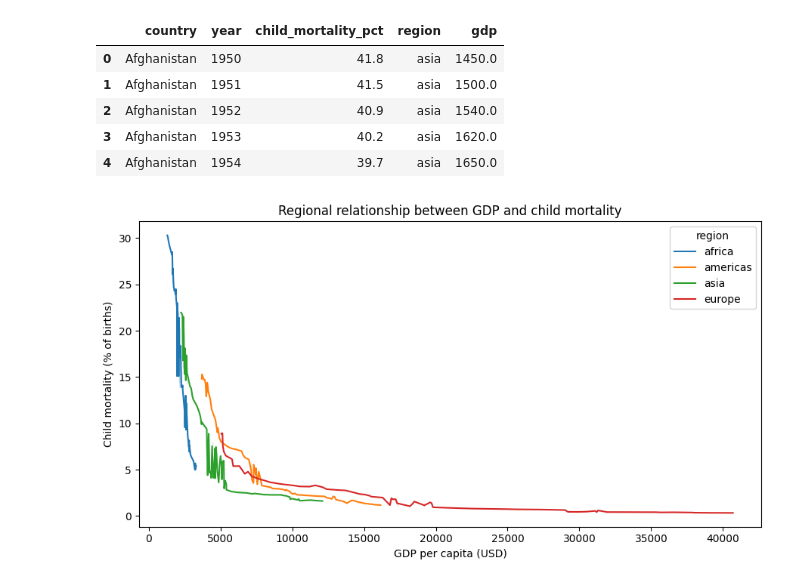
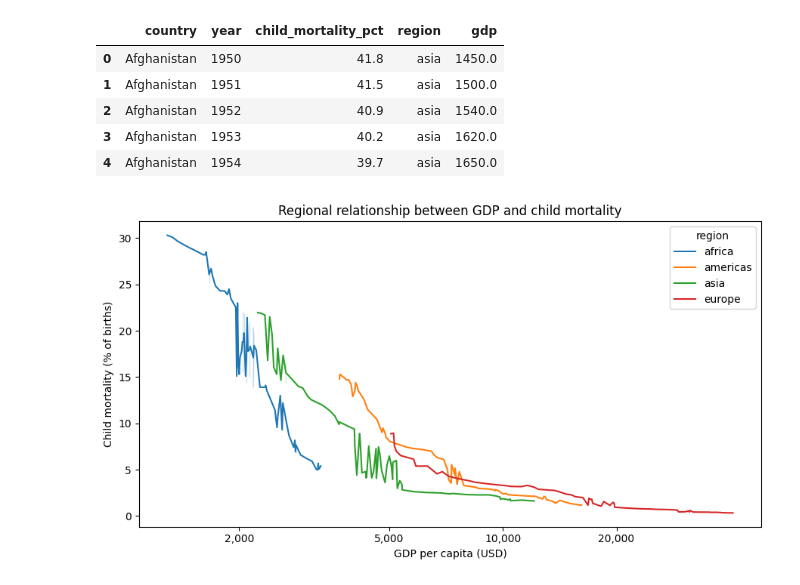
Before and after one commit to matteovhaxt/data-science-report, a Jupyter notebook: q_4.ipynb, the cells around one changed output. Saved outputs shown, nothing was run; the diff lists cells and outputs as text; code cells hidden in the pictures.

```diff
--- a/q_4.ipynb
+++ b/q_4.ipynb
@@ -150,19 +150,24 @@ combined.head()
 # %%
 # correlate GDP and child mortality over time with region grouping
 regional_combined = (
     combined.groupby(['region', 'year'])[['child_mortality_pct', 'gdp']].median().reset_index()
 )
 
 plt.figure(figsize=(9, 5))
-sns.lineplot(
+ax = sns.lineplot(
     data=regional_combined,
     x='gdp',
     y='child_mortality_pct',
     hue='region'
 )
-plt.xlabel('GDP per capita (USD)')
-plt.ylabel('Child mortality (% of births)')
-plt.title('Regional relationship between GDP and child mortality')
+ax.set_xscale('log')
+ax.xaxis.set_major_locator(LogLocator(base=10, subs=(1.0, 2.0, 5.0)))
+ax.xaxis.set_major_formatter(FuncFormatter(lambda x, _: f'{x:,.0f}'))
+ax.xaxis.set_minor_formatter(NullFormatter())
+ax.tick_params(axis='x', which='minor', length=0)
+ax.set_xlabel('GDP per capita (USD)')
+ax.set_ylabel('Child mortality (% of births)')
+ax.set_title('Regional relationship between GDP and child mortality')
 plt.tight_layout()
 # %% [output]
-[figure, old version]
+[figure, new version]
```
Also changed, not shown: parts of 1 cell of this notebook, 3 other files.
